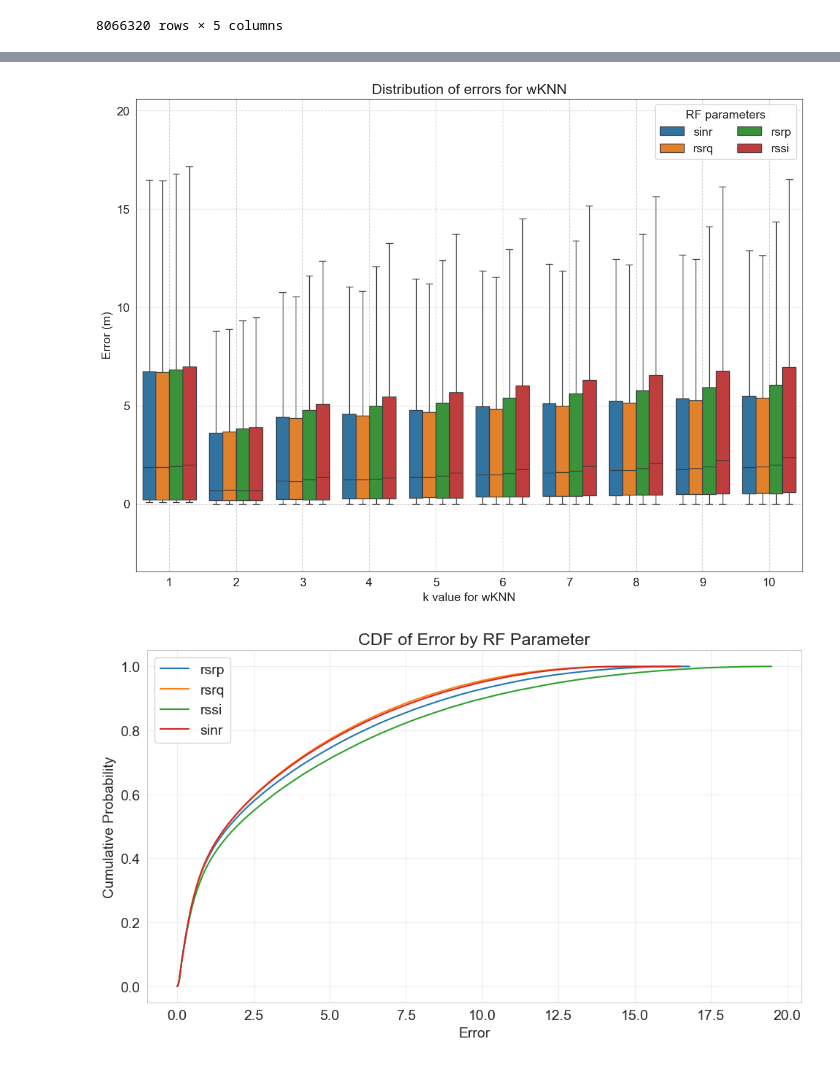
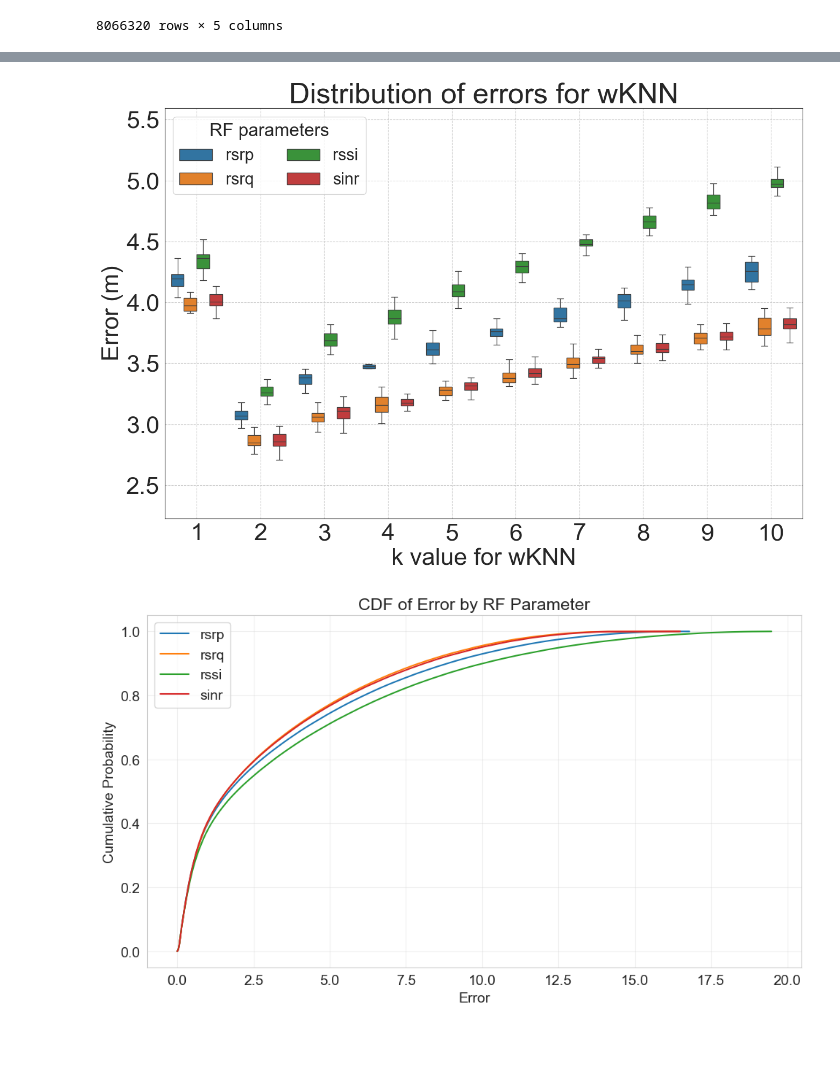
Before and after one commit to Andreas-Espelund/5G_localization, a Jupyter notebook: plotting/plot_wknn.ipynb, the cells around one changed output, grey strips where cells are left out. Cells and saved outputs as stored; diff of their text form; code cells hidden in the pictures.

```diff
--- a/plotting/plot_wknn.ipynb
+++ b/plotting/plot_wknn.ipynb
@@ -43,25 +74,31 @@ Name: errors, dtype: float64
 # %%
 import seaborn as sns
 import matplotlib.pyplot as plt
 
-data_df = errors_df[errors_df['wknn_k'] < 11]
 
-plt.rcParams['font.size'] = 14
-plt.figure(figsize=(14, 10))
+def plot(df):
+    plt.rcParams['font.size'] = 32
+    plt.figure(figsize=(14, 10))
 
-sns.set_style('white')
-sns.boxplot(data=data_df, x='wknn_k', y='errors', hue='rf_param', showfliers=False)
+    df = df[df['wknn_k'] < 11]
 
-plt.grid(linestyle='--')
-plt.xlabel('k value for wKNN')
-plt.ylabel('Error (m)')
-plt.title('Distribution of errors for wKNN')
+    sns.set_style('white')
+    sns.boxplot(data=df, x='wknn_k', width=0.8, y='errors', hue='rf_param', showfliers=False, )
 
-plt.legend(title='RF parameters', loc='upper right', ncol=2)
-plt.margins(y=0.2)
-plt.show()
+    plt.grid(linestyle='--')
+    plt.xlabel('k value for wKNN')
+    plt.ylabel('Error (m)')
+    plt.title('Distribution of errors for wKNN')
+
+    plt.legend(title='RF parameters', loc='upper left', ncol=2, fontsize=22, title_fontsize=24)
+    plt.margins(y=0.2)
+    plt.tight_layout()
+    plt.show()
+
+
+plot(means)
 # %% [output]
-[figure, old version]
+[figure, new version]
 # %%
 def remove_outliers_iqr(df, column, k=1.5):
     result_df = pd.DataFrame()
```
Also changed, not shown: parts of 1 cell of this notebook, 39 other files.
